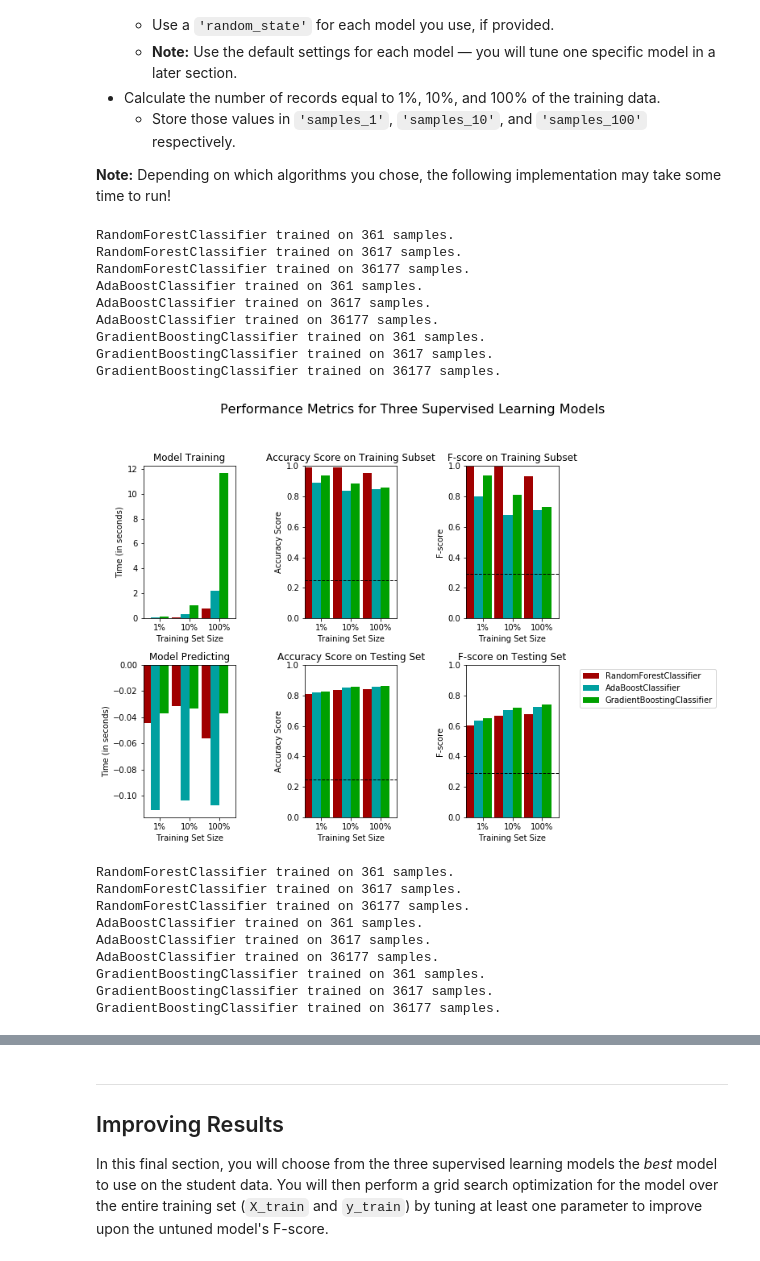
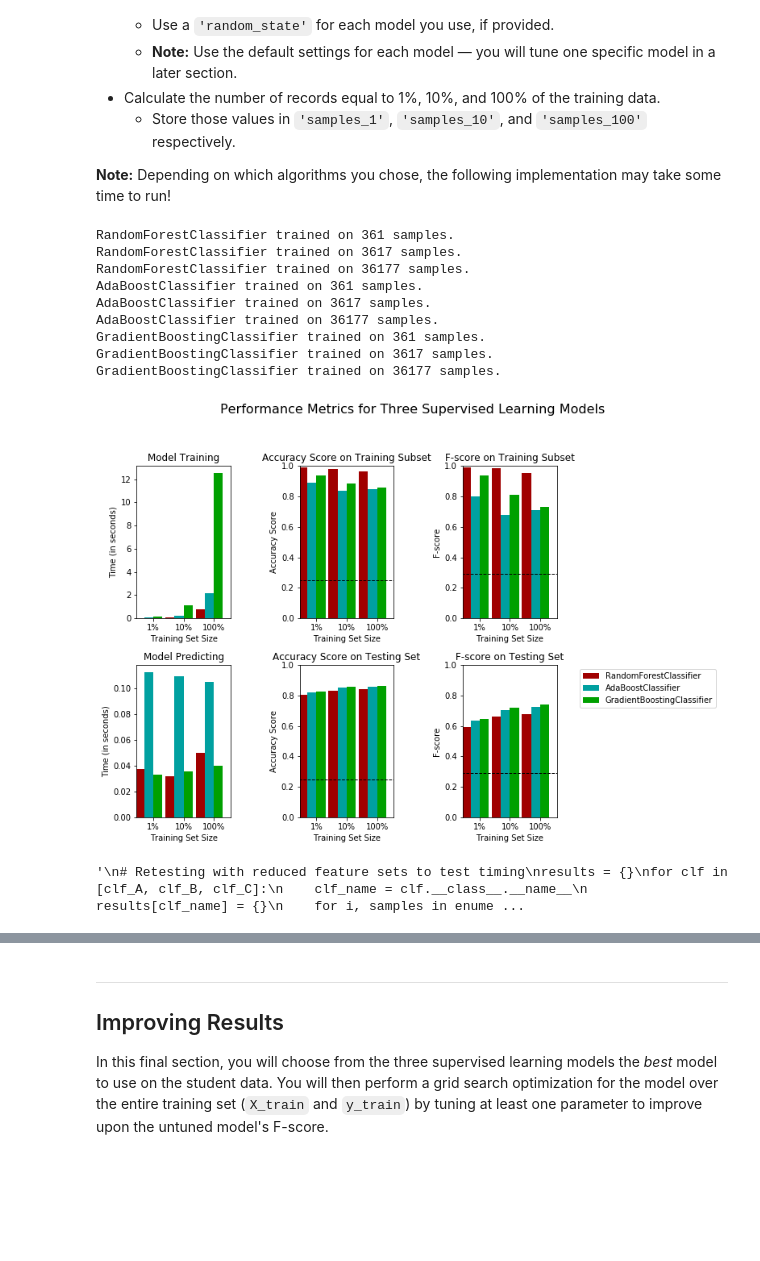
Before and after one commit to deanlai/Udacity, a Jupyter notebook: finding_donors/finding_donors.ipynb, the cells around one changed output, grey strips where cells are left out. Drawn from its saved outputs; the diff is of its cells as text; code cells hidden in the pictures; blank space fills up the shorter version.

Commit message:
Added random_state() to classifiers and refined answers

```diff
--- a/finding_donors/finding_donors.ipynb
+++ b/finding_donors/finding_donors.ipynb
@@ -371,7 +371,7 @@ def train_predict(learner, sample_size, X_train, y_train, X_test, y_test):
     end = time() # Get end time
 
     # TODO: Calculate the total prediction time
-    results['pred_time'] = start-end
+    results['pred_time'] = end-start
 
     # TODO: Compute accuracy on the first 300 training samples which is y_train[:300]
     results['acc_train'] = accuracy_score(y_train[:300], predictions_train)
@@ -408,9 +408,9 @@ from sklearn.linear_model import LogisticRegression, SGDClassifier
 from sklearn.svm import SVC
 
 # TODO: Initialize the three models
-clf_A = RandomForestClassifier()
-clf_B = AdaBoostClassifier()
-clf_C = GradientBoostingClassifier()
+clf_A = RandomForestClassifier(random_state=27)
+clf_B = AdaBoostClassifier(random_state=27)
+clf_C = GradientBoostingClassifier(random_state=27)
 
 # TODO: Calculate the number of samples for 1%, 10%, and 100% of the training data
 # HINT: samples_100 is the entire training set i.e. len(y_train)
@@ -424,42 +424,34 @@ samples_1 = int(len(y_train)/100)
 results = {}
 for clf in [clf_A, clf_B, clf_C]:
     clf_name = clf.__class__.__name__
     results[clf_name] = {}
     for i, samples in enumerate([samples_1, samples_10, samples_100]):
         results[clf_name][i] = \
         train_predict(clf, samples, X_train, y_train, X_test, y_test)
 
 # Run metrics visualization for the three supervised learning models chosen
 vs.evaluate(results, accuracy, fscore)
-
+'''
 # Retesting with reduced feature sets to test timing
 results = {}
 for clf in [clf_A, clf_B, clf_C]:
     clf_name = clf.__class__.__name__
     results[clf_name] = {}
     for i, samples in enumerate([samples_1, samples_10, samples_100]):
         results[clf_name][i] = \
         train_predict(clf, samples, X_train_reduced, y_train, X_test_reduced, y_test)
 
 # Run metrics visualization for the three supervised learning models chosen
-vs.evaluate(results, accuracy, fscore)
+vs.evaluate(results, accuracy, fscore)'''
 # %% [output]
 RandomForestClassifier trained on 361 samples.
 RandomForestClassifier trained on 3617 samples.
 RandomForestClassifier trained on 36177 samples.
 AdaBoostClassifier trained on 361 samples.
 AdaBoostClassifier trained on 3617 samples.
 AdaBoostClassifier trained on 36177 samples.
 GradientBoostingClassifier trained on 361 samples.
 GradientBoostingClassifier trained on 3617 samples.
 GradientBoostingClassifier trained on 36177 samples.
-[figure, old version]
+[figure, new version]
-RandomForestClassifier trained on 361 samples.
-RandomForestClassifier trained on 3617 samples.
-RandomForestClassifier trained on 36177 samples.
-AdaBoostClassifier trained on 361 samples.
-AdaBoostClassifier trained on 3617 samples.
-AdaBoostClassifier trained on 36177 samples.
-GradientBoostingClassifier trained on 361 samples.
-GradientBoostingClassifier trained on 3617 samples.
-GradientBoostingClassifier trained on 36177 samples.
+'\n# Retesting with reduced feature sets to test timing\nresults = {}\nfor clf in [clf_A, clf_B, clf_C]:\n    clf_name = clf.__class__.__name__\n    results[clf_name] = {}\n    for i, samples in enume ...
```
Also changed, not shown: parts of 11 cells of this notebook, 1 other file.
